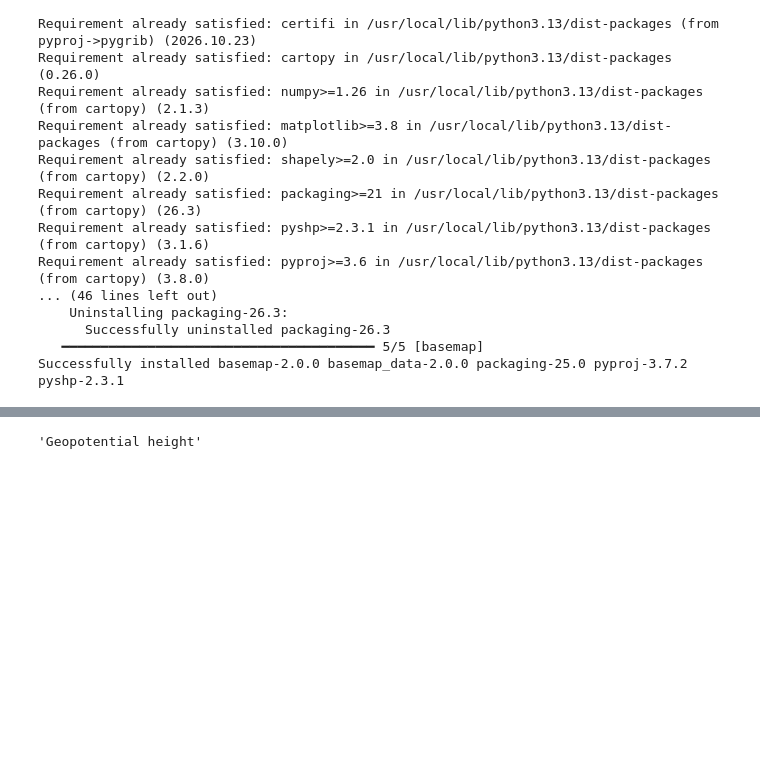
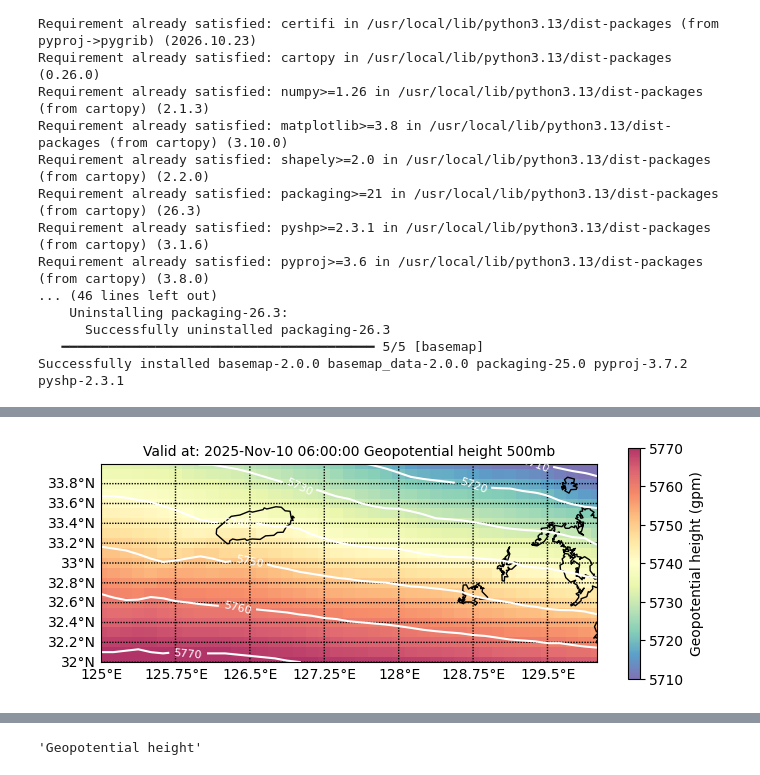
Before and after one commit to senchiao/HRRR_plots, a Jupyter notebook: JMA_MSM_model.ipynb, the cells around one changed output, grey strips where cells are left out. Saved outputs shown, nothing was run; the diff lists cells and outputs as text; code cells hidden in the pictures; blank space fills up the shorter version.

```diff
--- a/JMA_MSM_model.ipynb
+++ b/JMA_MSM_model.ipynb
@@ -34,0 +97,37 @@ grbs = pygrib.open(filename)
+# %%
+zoom_bot_left_lon  = 125.
+zoom_bot_left_lat  = 32.
+zoom_top_right_lon = 130.0
+zoom_top_right_lat = 34.
+
+# Set up figure with a custom size that matches the aspect ratio of your zoom box
+plt.figure(figsize=(8, 6))
+
+m = Basemap(resolution='i', projection='cyl',\
+            llcrnrlon=zoom_bot_left_lon, llcrnrlat=zoom_bot_left_lat,\
+            urcrnrlon=zoom_top_right_lon, urcrnrlat=zoom_top_right_lat)
+
+m.drawstates()
+m.drawcoastlines()
+
+# Set the gridline intervals
+m.drawparallels(np.arange(32.0, 34., 0.2), labels=[1,0,0,0], fontsize=10)
+m.drawmeridians(np.arange(125., 130.1, 0.75), labels=[0,0,0,1], fontsize=10)
+
+# Crop the matplotlib viewport strictly to the zoomed box
+plt.xlim(zoom_bot_left_lon, zoom_top_right_lon)
+plt.ylim(zoom_bot_left_lat, zoom_top_right_lat)
+
+# Plot background
+im = plt.pcolormesh(lons, lats, z500, cmap='Spectral_r', vmax=5770, vmin=5710, alpha=0.8)
+
+# Adjust the colorbar: 'shrink' scales its length, 'aspect' scales its thickness
+plt.colorbar(im, label='Geopotential height (gpm)', shrink=0.5, aspect=20)
+
+# Add 500 mb Geopotential Height Contours on top
+CS = m.contour(lons,lats,z500,colors='white',levels=np.arange(0,6000,10))
+plt.clabel(CS, inline=1, fontsize=8,fmt='%1.0f')
+validDate = z500_msg.validDate
+plt.title('Valid at: '+validDate.strftime('%Y-%b-%d %H:%M:%S')+ ' '+
+          z500_msg.name+ ' '+str(z500_msg.level)+'mb',fontsize=10)
+# %% [output]
@@ -34,0 +135 @@ grbs = pygrib.open(filename)
+[figure, added]
```
Also changed, not shown: parts of 15 cells of this notebook.
